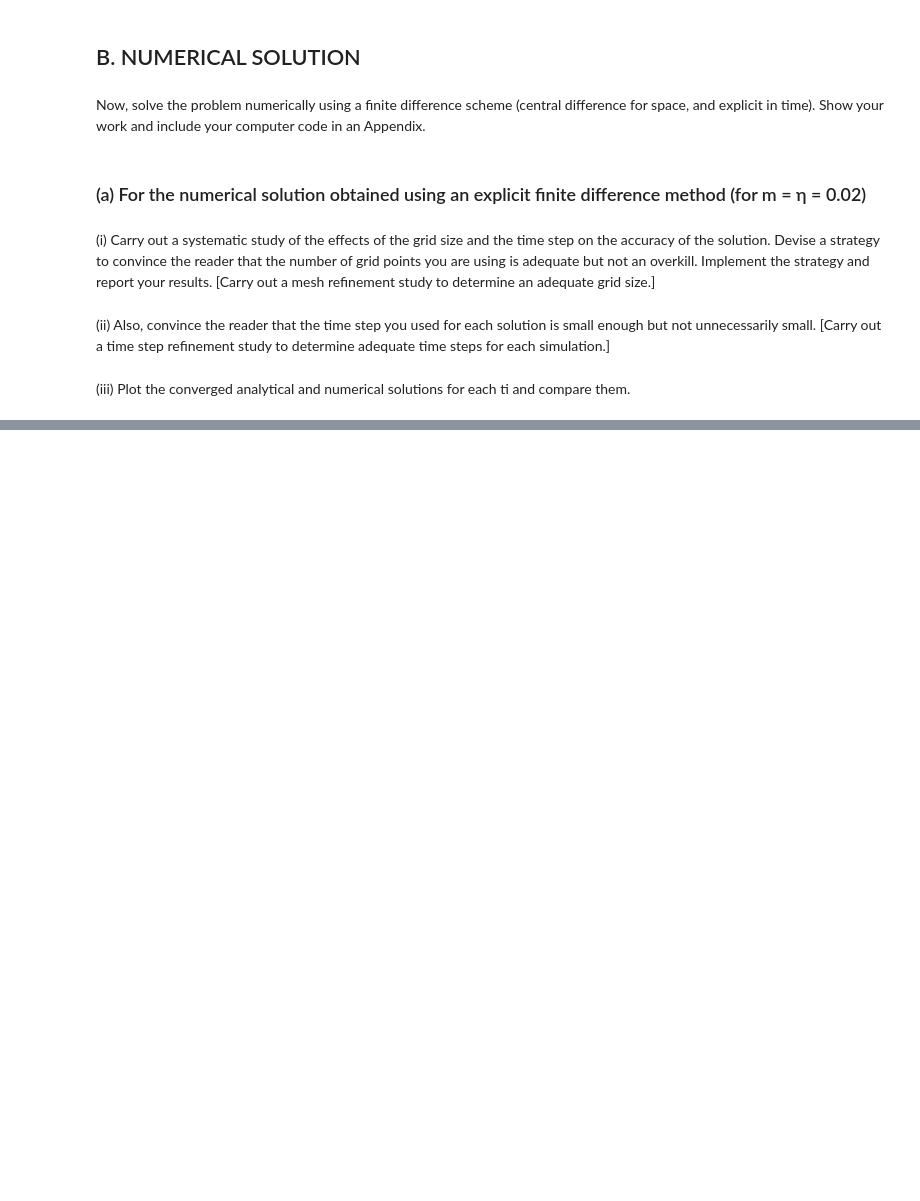
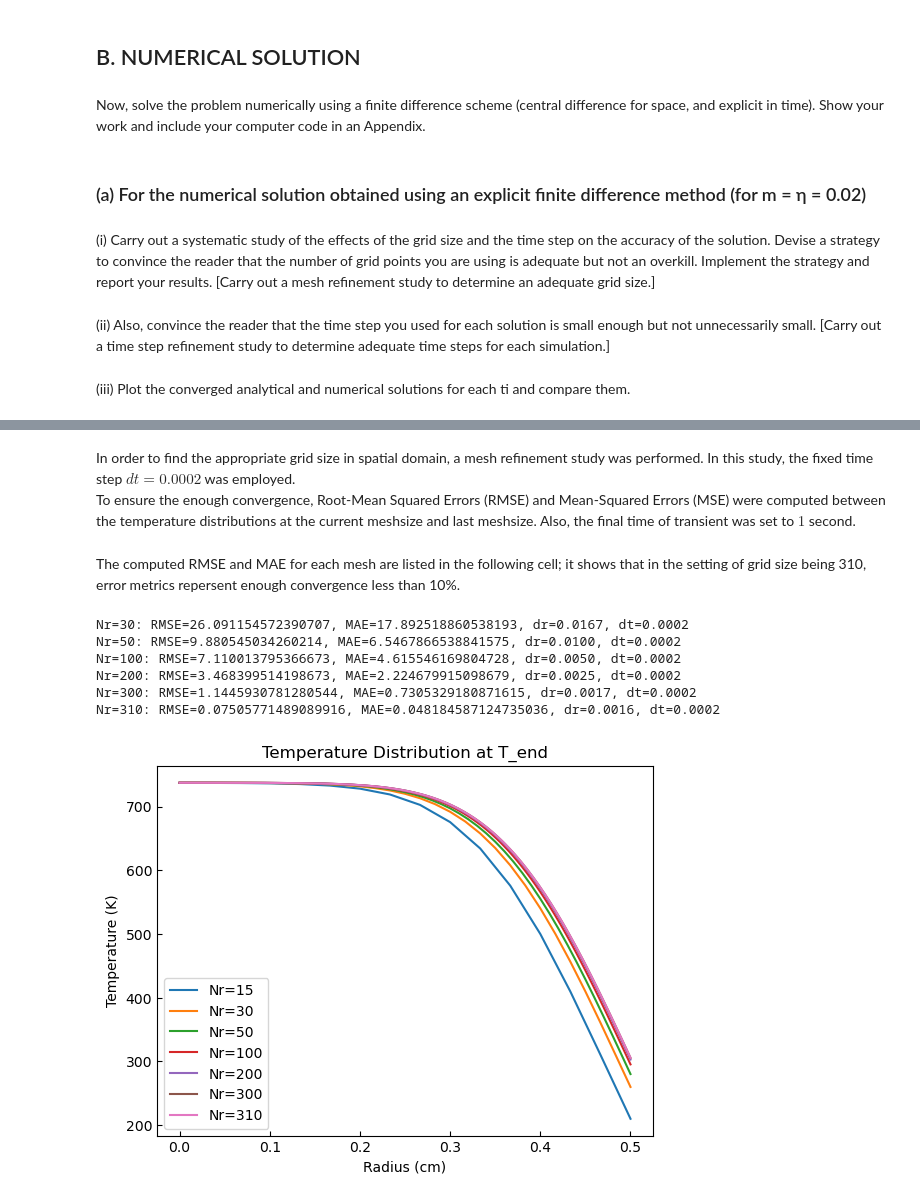
Before and after one commit to kkazuma19/HW501, a Jupyter notebook: CP2.ipynb, the cells around one changed output, grey strips where cells are left out. Cells and saved outputs as stored; diff of their text form; code cells hidden in the pictures; blank space fills up the shorter version.

```diff
--- a/CP2.ipynb
+++ b/CP2.ipynb
@@ -381,0 +260,3 @@ Nr=320: RMSE=2.4360473753472887, MAE=1.5563445645305938, dr=0.0016, dt=0.0002
+# %% [markdown]
+In order to find the appropriate grid size in spatial domain, a mesh refinement study was performed. In this study, the fixed time step $dt=0.0002$ was employed.
+To ensure the enough convergence, Root-Mean Squared Errors (RMSE) and Mean-Squared Errors (MSE) were computed between the temperature distributions at the current meshsize and last meshsize. Also, the final time of transient was set to $1$ second.
@@ -381,0 +286,19 @@ Nr=320: RMSE=2.4360473753472887, MAE=1.5563445645305938, dr=0.0016, dt=0.0002
+# %%
+'''
+set up the mesh refinement study
+'''
+Nr_values = [15, 30, 50, 100, 200, 300, 310]
+Nt = 5000
+T_end = 1
+# %% [markdown]
+The computed RMSE and MAE for each mesh are listed in the following cell; it shows that in the setting of grid size being 310, error metrics repersent enough convergence less than 10\%.
+# %%
+mesh_refinement_study(Nr_values, Nt, T_end)
+# %% [output]
+Nr=30: RMSE=26.091154572390707, MAE=17.892518860538193, dr=0.0167, dt=0.0002
+Nr=50: RMSE=9.880545034260214, MAE=6.5467866538841575, dr=0.0100, dt=0.0002
+Nr=100: RMSE=7.110013795366673, MAE=4.615546169804728, dr=0.0050, dt=0.0002
+Nr=200: RMSE=3.468399514198673, MAE=2.224679915098679, dr=0.0025, dt=0.0002
+Nr=300: RMSE=1.1445930781280544, MAE=0.7305329180871615, dr=0.0017, dt=0.0002
+Nr=310: RMSE=0.07505771489089916, MAE=0.048184587124735036, dr=0.0016, dt=0.0002
+[figure, added]
```
Also changed, not shown: parts of 19 cells of this notebook.
